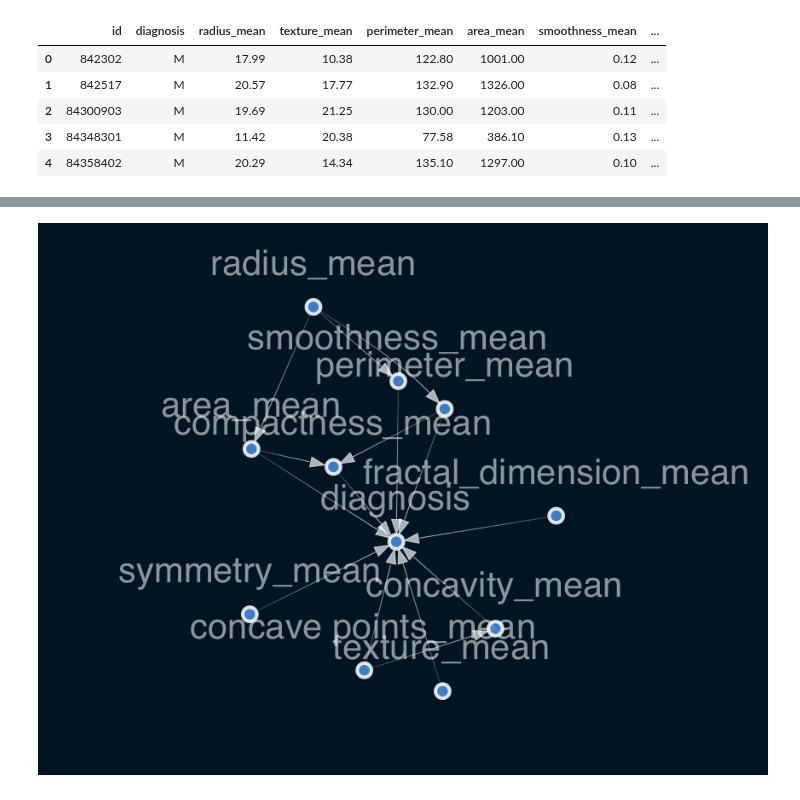
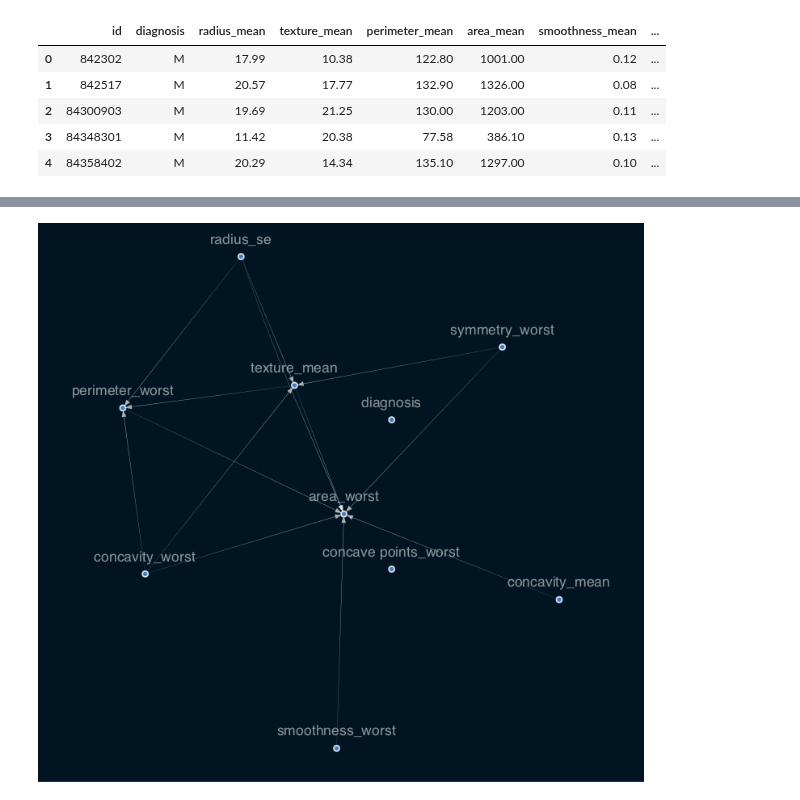
Before and after one commit to 10-Academy-quad-squad/casual-graph, a Jupyter notebook: notebooks/3. CausalLearning.ipynb, the cells around one changed output, grey strips where cells are left out. Cells and saved outputs as stored; diff of their text form; code cells hidden in the pictures.

```diff
--- a/notebooks/3. CausalLearning.ipynb
+++ b/notebooks/3. CausalLearning.ipynb
@@ -98,5 +104,5 @@ Image(viz.draw(format='png'))
 # %%
 %%time
-sm = from_pandas_lasso(df, tabu_parent_nodes=[
-                       'diagnosis'], w_threshold=0.8, beta=0.8)
+sm = from_pandas_lasso(x, tabu_parent_nodes=['diagnosis'],
+                          w_threshold=0.8, beta=0.8)
 # %% [output]
@@ -135,30 +111,4 @@ Image(viz.draw(format='png'))
-# %%
-from causalnex.structure import StructureModel
-sm = StructureModel()
-# %%
-sm.add_edges_from([
-    ("radius_mean", "perimeter_mean"),
-    ("radius_mean", "area_mean"),
-    ("radius_mean", "smoothness_mean"),
-    ("area_mean", "compactness_mean"),
-    ("perimeter_mean", "compactness_mean"),
-    ("concave points_mean", "concavity_mean"),
-    ("smoothness_mean", "diagnosis"),
-    ("concave points_mean", "diagnosis"),
-    ("concavity_mean", "diagnosis"),
-    ("compactness_mean", "diagnosis"),
-    ("perimeter_mean", "diagnosis"),
-    ("area_mean", "diagnosis"),
-    ("symmetry_mean", "diagnosis"),
-    ("fractal_dimension_mean", "diagnosis"),
-    ("texture_mean", "diagnosis")
-])
-# %%
-viz = plot_structure(
-    sm,
-    graph_attributes={"scale": "0.5"},
-    all_node_attributes=NODE_STYLE.WEAK,
-    all_edge_attributes=EDGE_STYLE.WEAK)
-Image(viz.draw(format='png'))
-# %% [output]
-[figure, removed]
+# %%
+vis(sm)
+# %% [output]
+[figure, added]
```
Also changed, not shown: parts of 21 cells of this notebook, 1 other file.
